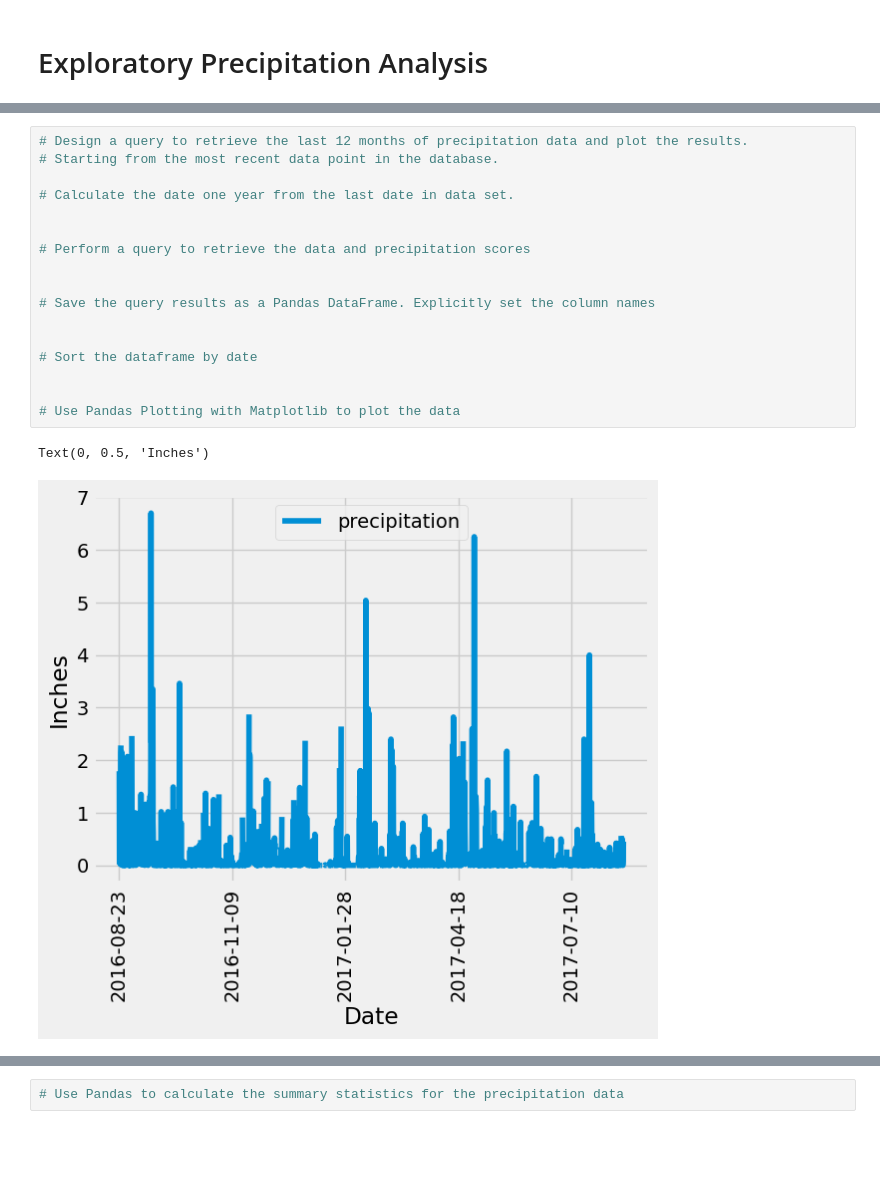
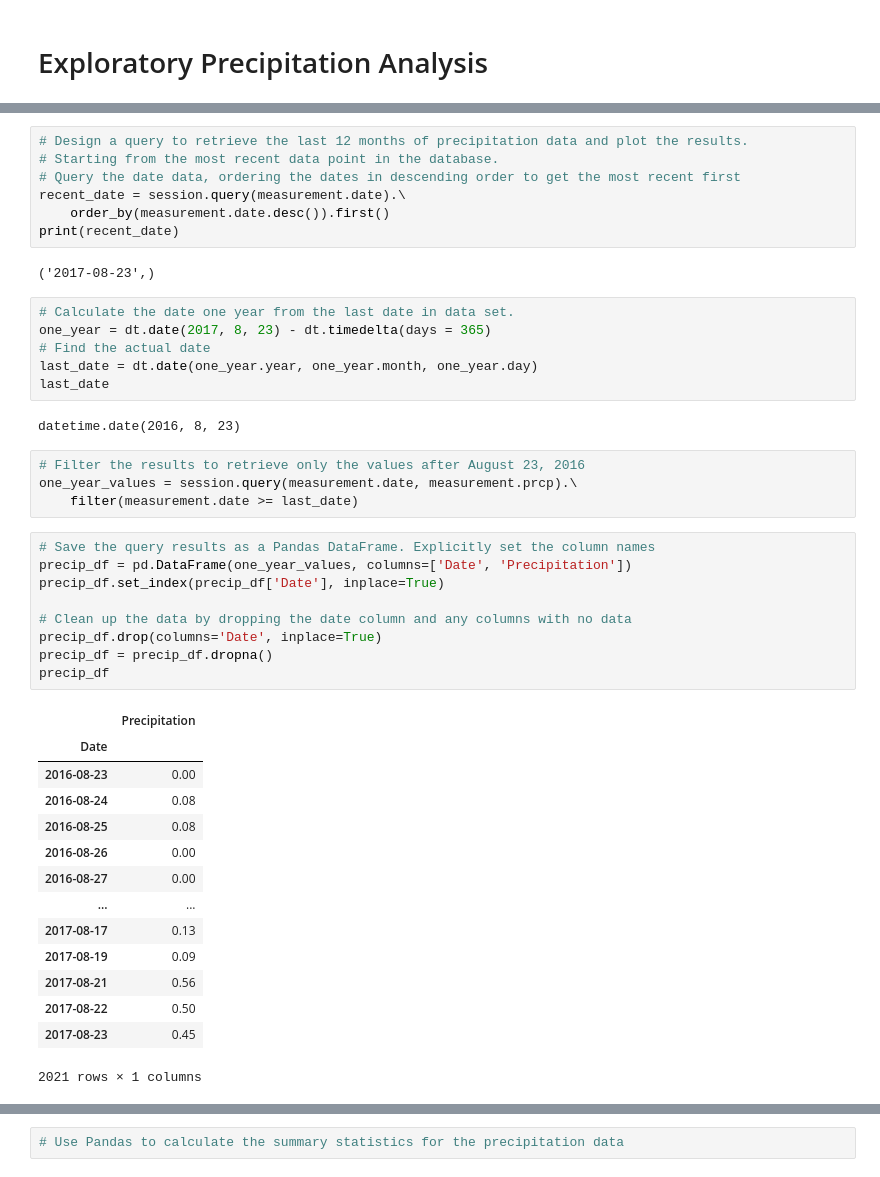
Before and after one commit to jenna-mk/sqlalchemy-challenge, a Jupyter notebook: Starter_Code/climate_starter.ipynb, the cells around one changed output, grey strips where cells are left out. Saved outputs shown, nothing was run; the diff lists cells and outputs as text; blank space fills up the shorter version.

Commit message:
Filtered and sorted the date values

```diff
--- a/Starter_Code/climate_starter.ipynb
+++ b/Starter_Code/climate_starter.ipynb
@@ -44,20 +54,45 @@ session = Session(engine)
 # %%
 # Design a query to retrieve the last 12 months of precipitation data and plot the results.
 # Starting from the most recent data point in the database.
-
-# Calculate the date one year from the last date in data set.
-
-
-# Perform a query to retrieve the data and precipitation scores
-
-
-# Save the query results as a Pandas DataFrame. Explicitly set the column names
-
-
-# Sort the dataframe by date
-
-
-# Use Pandas Plotting with Matplotlib to plot the data
+# Query the date data, ordering the dates in descending order to get the most recent first
+recent_date = session.query(measurement.date).\
+    order_by(measurement.date.desc()).first()
+print(recent_date)
 # %% [output]
-Text(0, 0.5, 'Inches')
+('2017-08-23',)
-[figure, removed]
+# %%
+# Calculate the date one year from the last date in data set.
+one_year = dt.date(2017, 8, 23) - dt.timedelta(days = 365)
+# Find the actual date
+last_date = dt.date(one_year.year, one_year.month, one_year.day)
+last_date
+# %% [output]
+datetime.date(2016, 8, 23)
+# %%
+# Filter the results to retrieve only the values after August 23, 2016
+one_year_values = session.query(measurement.date, measurement.prcp).\
+    filter(measurement.date >= last_date)
+# %%
+# Save the query results as a Pandas DataFrame. Explicitly set the column names
+precip_df = pd.DataFrame(one_year_values, columns=['Date', 'Precipitation'])
+precip_df.set_index(precip_df['Date'], inplace=True)
+
+# Clean up the data by dropping the date column and any columns with no data
+precip_df.drop(columns='Date', inplace=True)
+precip_df = precip_df.dropna()
+precip_df
+# %% [output]
+|  | Precipitation |
+| Date |  |
+| 2016-08-23 | 0.00 |
+| 2016-08-24 | 0.08 |
+| 2016-08-25 | 0.08 |
+| 2016-08-26 | 0.00 |
+| 2016-08-27 | 0.00 |
+| ... | ... |
+| 2017-08-17 | 0.13 |
+| 2017-08-19 | 0.09 |
+| 2017-08-21 | 0.56 |
+| 2017-08-22 | 0.50 |
+| 2017-08-23 | 0.45 |
+2021 rows × 1 columns
```
Also changed, not shown: parts of 4 cells of this notebook.
